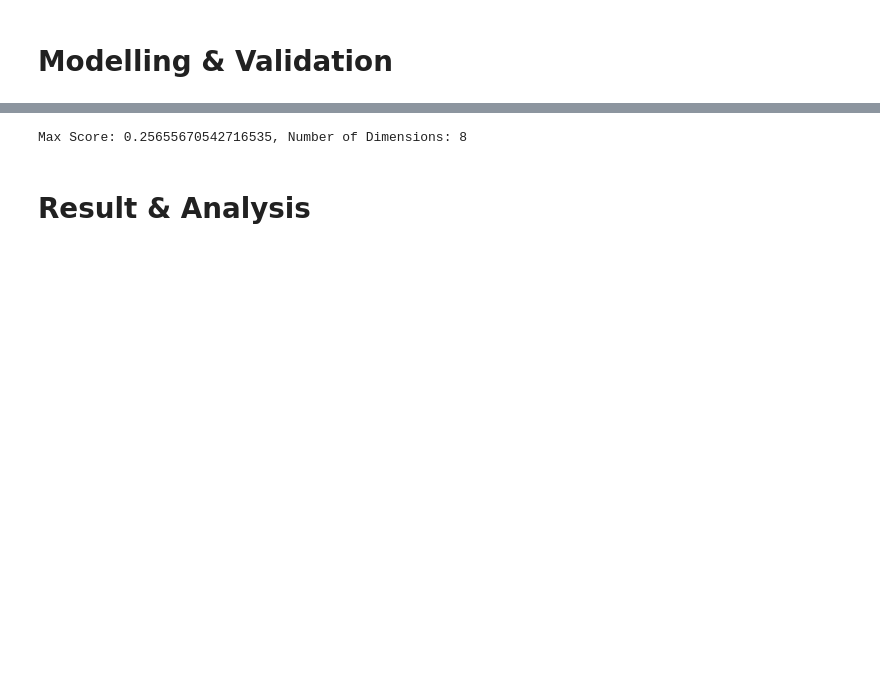
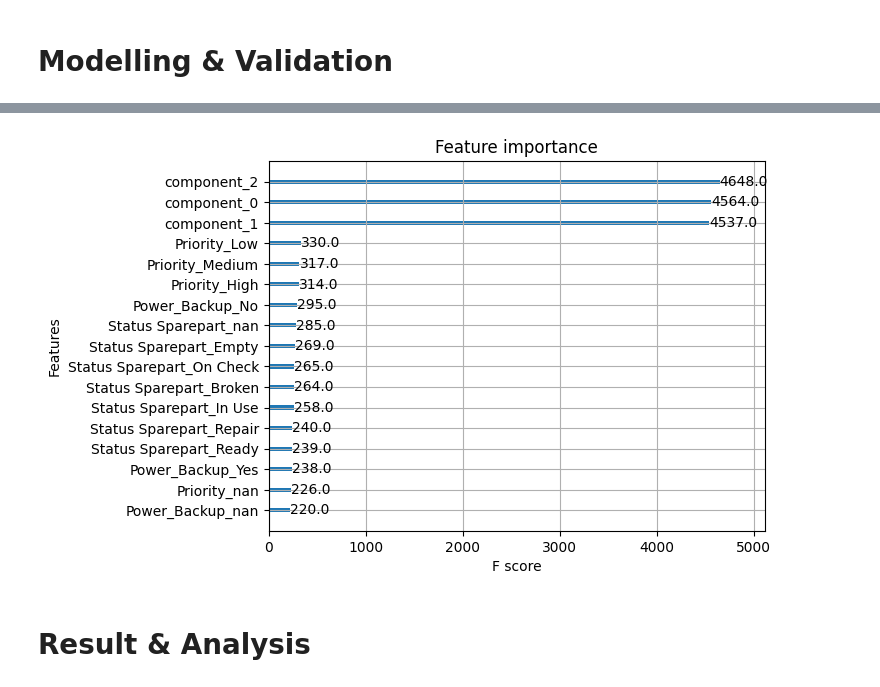
Before and after one commit to adli-arindra/Machine-Breakdown-Prediction, a Jupyter notebook: main.ipynb, the cells around one changed output, grey strips where cells are left out. Saved outputs shown, nothing was run; the diff lists cells and outputs as text; code cells hidden in the pictures; blank space fills up the shorter version.

```diff
--- a/main.ipynb
+++ b/main.ipynb
@@ -222,0 +263,11 @@ KeyboardInterrupt:
+# %%
+X_reduced = pd.DataFrame(X_reduced, columns=[f'component_{i}' for i in range(encoding_dim)])
+# %%
+train_df = train_df.reset_index(drop=True)
+X_reduced = X_reduced.reset_index(drop=True)
+reduced_df = pd.concat([train_df.drop(columns=numerical_cols), X_reduced], axis=1)
+# %%
+reduced_df.drop(columns=['ID_Area', 'ID_Mesin_x', 'Machine', 'timestamp', 'Status',
+       'Breakdown Category', 'Area', 'ID_Mesin_x', 'Mesin_x',
+       'Country Machine_x', 'ID_Mesin_y', 'Mesin_y', 'Country Machine_y',
+       'Last Maintenance'], inplace=True)
@@ -223,2 +294,2 @@ KeyboardInterrupt:
 # %%
-X_train, X_test, y_train, y_test = train_test_split(X_reduced, y, test_size=0.2, random_state=42)
+X_train, X_test, y_train, y_test = train_test_split(reduced_df, y, test_size=0.2, random_state=42)
@@ -324,8 +349,8 @@ Epoch 50/50
-# %%
-max_score = max(scores)
-max_index = scores.index(max_score) + 1
-print(f"Max Score: {max_score}, Number of Dimensions: {max_index}")
-# %% [output]
-Max Score: 0.25655670542716535, Number of Dimensions: 8
+# %%
+#feature importance
+xgb.plot_importance(xgb_model)
+plt.show()
+# %% [output]
+[figure, added]
 # %% [markdown]
 # **Result & Analysis**
```
Also changed, not shown: parts of 28 cells of this notebook.
